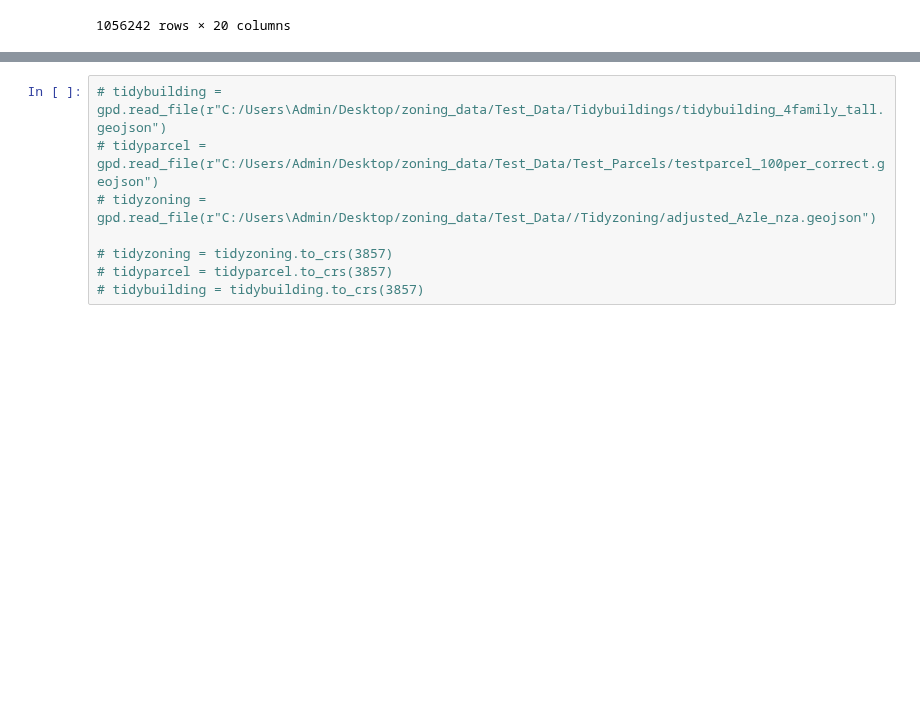
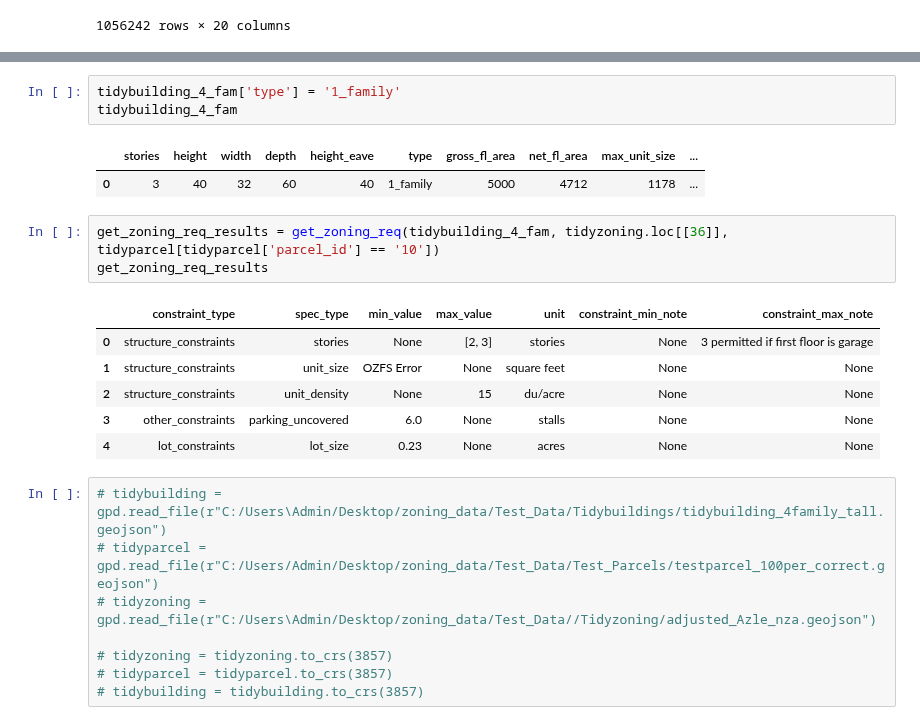
Before and after one commit to HOUPU1993/tidyzoning, a Jupyter notebook: test.ipynb, the cells around one changed output, grey strips where cells are left out. Cells and saved outputs as stored; diff of their text form; blank space fills up the shorter version.

```diff
--- a/test.ipynb
+++ b/test.ipynb
@@ -117,3 +177,19 @@ tidybuilding_12_fam
+# %%
+tidybuilding_4_fam['type'] = '1_family'
+tidybuilding_4_fam
+# %% [output]
+|  | stories | height | width | depth | height_eave | type | gross_fl_area | net_fl_area | max_unit_size | ... |
+| 0 | 3 | 40 | 32 | 60 | 40 | 1_family | 5000 | 4712 | 1178 | ... |
+# %%
+get_zoning_req_results = get_zoning_req(tidybuilding_4_fam, tidyzoning.loc[[36]], tidyparcel[tidyparcel['parcel_id'] == '10'])
+get_zoning_req_results
+# %% [output]
+|  | constraint_type | spec_type | min_value | max_value | unit | constraint_min_note | constraint_max_note |
+| 0 | structure_constraints | stories | None | [2, 3] | stories | None | 3 permitted if first floor is garage |
+| 1 | structure_constraints | unit_size | OZFS Error | None | square feet | None | None |
+| 2 | structure_constraints | unit_density | None | 15 | du/acre | None | None |
+| 3 | other_constraints | parking_uncovered | 6.0 | None | stalls | None | None |
+| 4 | lot_constraints | lot_size | 0.23 | None | acres | None | None |
 # %%
 # tidybuilding = gpd.read_file(r"C:/Users\Admin/Desktop/zoning_data/Test_Data/Tidybuildings/tidybuilding_4family_tall.geojson")
 # tidyparcel = gpd.read_file(r"C:/Users/Admin/Desktop/zoning_data/Test_Data/Test_Parcels/testparcel_100per_correct.geojson")
```
Also changed, not shown: parts of 7 cells of this notebook, 1 other file.
